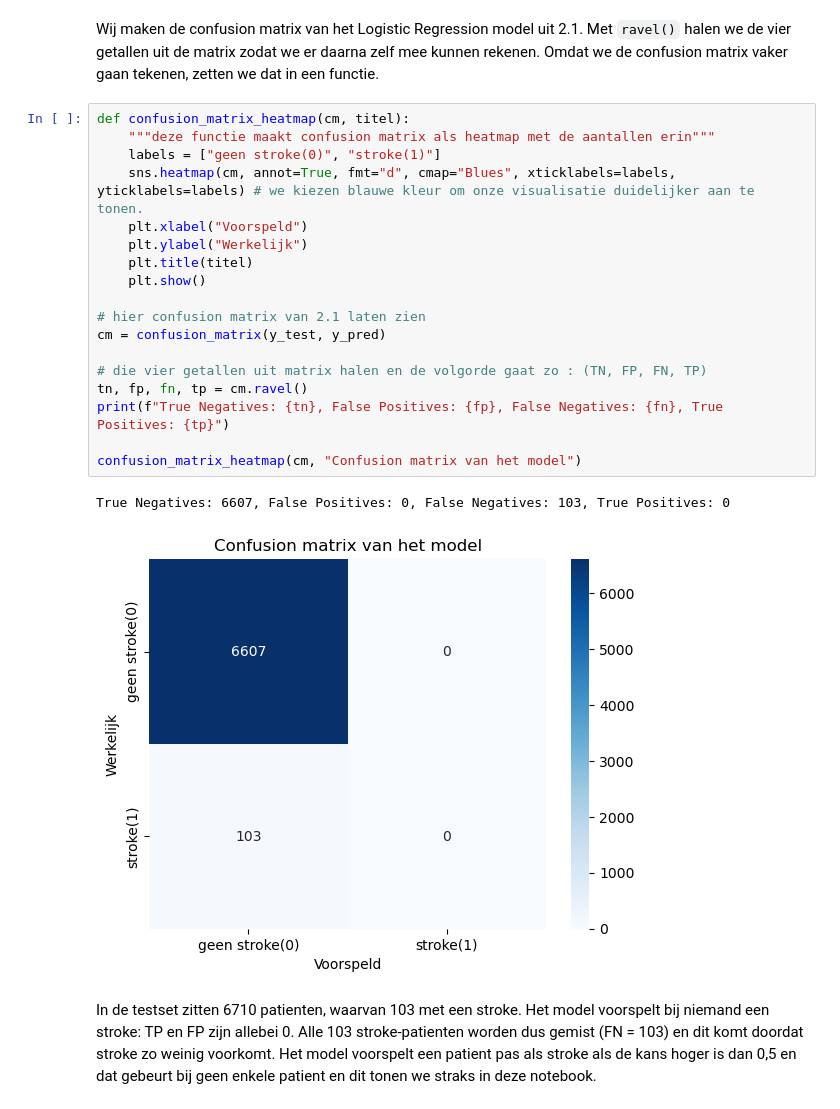
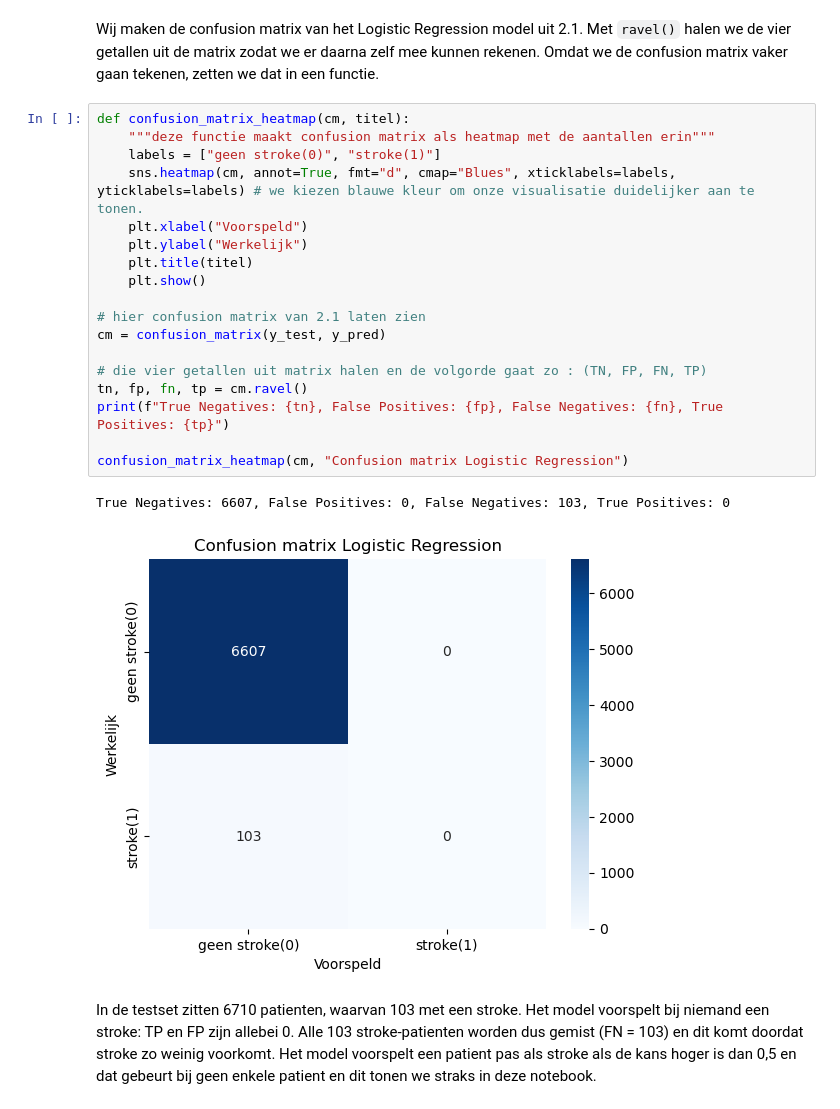
Before and after one commit to AlishaSR2k5/Machine-Learning-Portfolio-1, a Jupyter notebook: portfolio_opdracht_stroke.ipynb, the cells around one changed output. Drawn from its saved outputs; the diff is of its cells as text.

```diff
--- a/portfolio_opdracht_stroke.ipynb
+++ b/portfolio_opdracht_stroke.ipynb
@@ -490,23 +490,23 @@ Wij maken de confusion matrix van het Logistic Regression model uit 2.1. Met `ra
 # %%
 def confusion_matrix_heatmap(cm, titel):
     """deze functie maakt confusion matrix als heatmap met de aantallen erin"""
     labels = ["geen stroke(0)", "stroke(1)"]
     sns.heatmap(cm, annot=True, fmt="d", cmap="Blues", xticklabels=labels, yticklabels=labels) # we kiezen blauwe kleur om onze visualisatie duidelijker aan te tonen.
     plt.xlabel("Voorspeld")
     plt.ylabel("Werkelijk")
     plt.title(titel)
     plt.show()
 
 # hier confusion matrix van 2.1 laten zien
 cm = confusion_matrix(y_test, y_pred)
 
 # die vier getallen uit matrix halen en de volgorde gaat zo : (TN, FP, FN, TP)
 tn, fp, fn, tp = cm.ravel()
 print(f"True Negatives: {tn}, False Positives: {fp}, False Negatives: {fn}, True Positives: {tp}")
 
-confusion_matrix_heatmap(cm, "Confusion matrix van het model")
+confusion_matrix_heatmap(cm, "Confusion matrix Logistic Regression")
 # %% [output]
 True Negatives: 6607, False Positives: 0, False Negatives: 103, True Positives: 0
-[figure, old version]
+[figure, new version]
 # %% [markdown]
 In de testset zitten 6710 patienten, waarvan 103 met een stroke. Het model voorspelt bij niemand een stroke: TP en FP zijn allebei 0. Alle 103 stroke-patienten worden dus gemist (FN = 103) en dit komt doordat stroke zo weinig voorkomt. Het model voorspelt een patient pas als stroke als de kans hoger is dan 0,5 en dat gebeurt bij geen enkele patient en dit tonen we straks in deze notebook.
```
Also changed, not shown: parts of 13 cells of this notebook.
